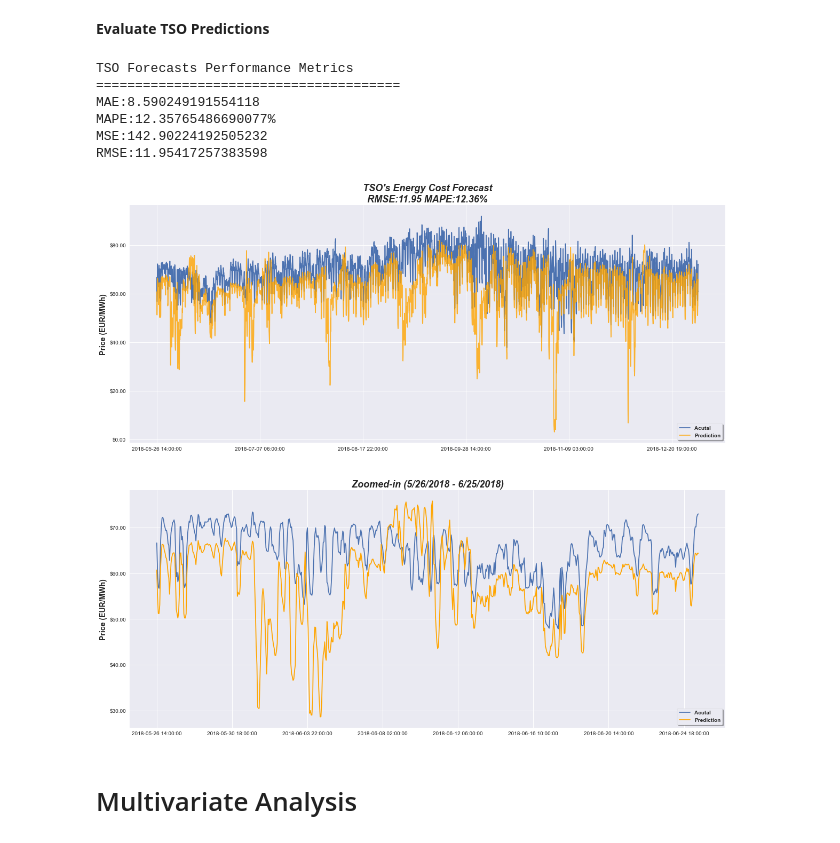
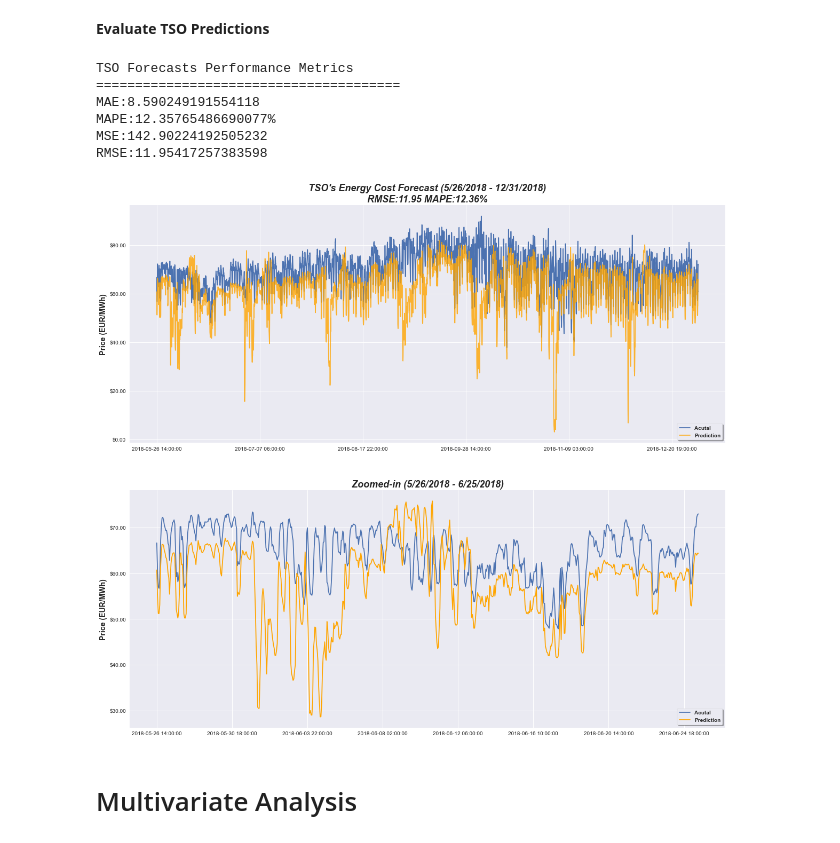
Before and after one commit to KishenSharma6/SpainEnergyAnalysis, a Jupyter notebook: Project_Codes/04_Modeling/2020_0622_Model_Development.ipynb, the cells around one changed output. Drawn from its saved outputs; the diff is of its cells as text; code cells hidden in the pictures.

```diff
--- a/Project_Codes/04_Modeling/2020_0622_Model_Development.ipynb
+++ b/Project_Codes/04_Modeling/2020_0622_Model_Development.ipynb
@@ -30,7 +30,7 @@ import warnings
 warnings.filterwarnings('ignore')
 
 #Set path to write visuals
-eda_path = r'C:\Users\kishe\Documents\Data Science\Projects\Python Projects\In Progress\Spain Hourly Energy Demand and Weather\Visualizations\03_Modeling'
+eda_path = r'C:\Users\kishe\Documents\Data Science\Projects\Python Projects\In Progress\Spain Hourly Energy Demand and Weather\Visualizations\Modeling'
 
 #Set path to data
 path = r'\Users\kishe\Documents\Data Science\Projects\Python Projects\In Progress\Spain Hourly Energy Demand and Weather\Data\03_Processed_Data'
@@ -104,35 +104,35 @@ metrics = model_performance(tso_predictions.values, actual.values, 'TSO Forecast
 
 #Create fig
 f, ax = plt.subplots(2,1,figsize = (20,18))
 
 #Plot original data
 timeseries_plot(actual, ax = ax[0])
-timeseries_plot(tso_predictions,title='TSO\'s Energy Cost Forecast\nRMSE:{} MAPE:{}%'.format(round(metrics['RMSE'],2),round(metrics['MAPE'],2)),
+timeseries_plot(tso_predictions,title='TSO\'s Energy Cost Forecast (5/26/2018 - 12/31/2018)\nRMSE:{} MAPE:{}%'.format(round(metrics['RMSE'],2),round(metrics['MAPE'],2)),
                  ylabel='Price (EUR/MWh)',label_dict=label_dict,
                 title_dict=title_dict, color = 'orange', ax = ax[0], alpha = .8)
 
 #Plot zoomed data
 timeseries_plot(actual[:24*30], ax = ax[1])
 timeseries_plot(tso_predictions[:24*30],title='Zoomed-in (5/26/2018 - 6/25/2018)', title_dict=title_dict, ylabel='Price (EUR/MWh)',label_dict=label_dict,
                  color = 'orange', ax = ax[1])
 
 ###Set plot aesthetics###
 ax[0].get_yaxis().set_major_formatter(plt.FuncFormatter(lambda x, loc: "${:}.00".format(int(x))));
 ax[0].legend(['Acutal', 'Prediction'],prop=dict(weight='bold'),fontsize = 14, shadow = True, frameon=True, loc = 'lower right')
 
 ax[1].get_yaxis().set_major_formatter(plt.FuncFormatter(lambda x, loc: "${:}.00".format(int(x))));
 ax[1].legend(['Acutal', 'Prediction'], prop=dict(weight='bold'),shadow =True,frameon=True, fontsize = 14,loc = 'lower right');
 
 #Write visual to path
 plt.savefig(eda_path + '/TSO_Cost_Predictions.png',bbox_inches='tight')
 # %% [output]
 TSO Forecasts Performance Metrics
 =======================================
 MAE:8.590249191554118
 MAPE:12.35765486690077%
 MSE:142.90224192505232
 RMSE:11.95417257383598
-[figure, old version]
+[figure, new version]
 # %% [markdown]
 # Multivariate Analysis
 # %% [markdown]
```
Also changed, not shown: parts of 11 cells of this notebook, 9 other files.
